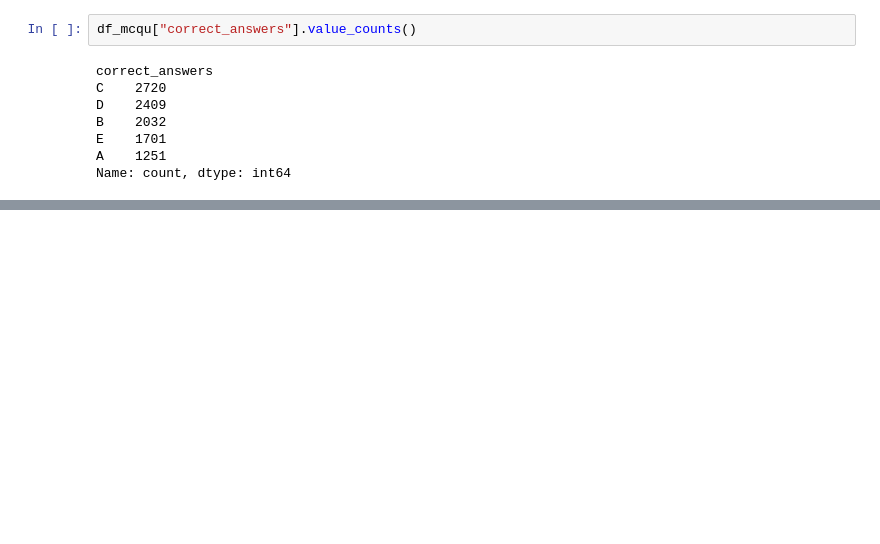
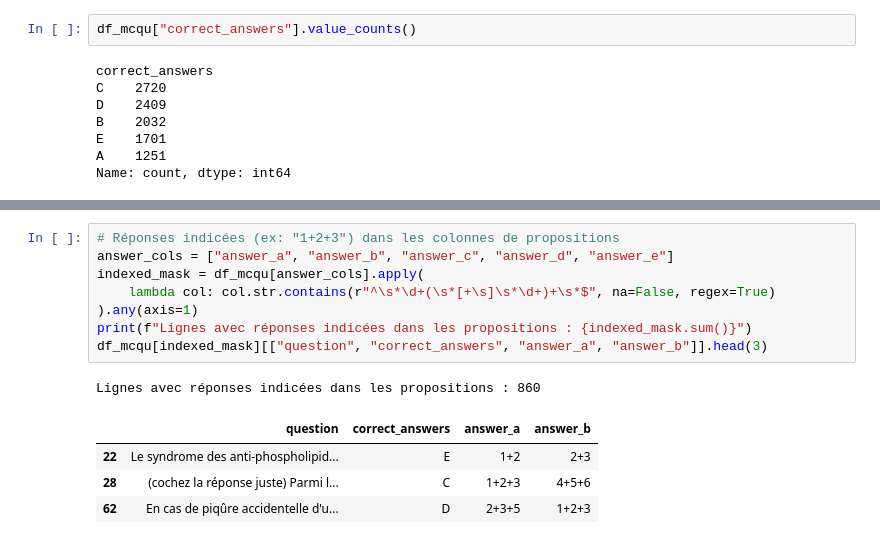
Before and after one commit to RandomFab/medical-triage-llm-finetuning, a Jupyter notebook: notebooks/EDA/mediqal_analysis.ipynb, the cells around one changed output, grey strips where cells are left out. Cells and saved outputs as stored; diff of their text form; blank space fills up the shorter version.

```diff
--- a/notebooks/EDA/mediqal_analysis.ipynb
+++ b/notebooks/EDA/mediqal_analysis.ipynb
@@ -150,0 +177,14 @@ df.head(100)
+# %%
+# Réponses indicées (ex: "1+2+3") dans les colonnes de propositions
+answer_cols = ["answer_a", "answer_b", "answer_c", "answer_d", "answer_e"]
+indexed_mask = df_mcqu[answer_cols].apply(
+    lambda col: col.str.contains(r"^\s*\d+(\s*[+\s]\s*\d+)+\s*$", na=False, regex=True)
+).any(axis=1)
+print(f"Lignes avec réponses indicées dans les propositions : {indexed_mask.sum()}")
+df_mcqu[indexed_mask][["question", "correct_answers", "answer_a", "answer_b"]].head(3)
+# %% [output]
+Lignes avec réponses indicées dans les propositions : 860
+|  | question | correct_answers | answer_a | answer_b |
+| 22 | Le syndrome des anti-phospholipid... | E | 1+2 | 2+3 |
+| 28 | (cochez la réponse juste) Parmi l... | C | 1+2+3 | 4+5+6 |
+| 62 | En cas de piqûre accidentelle d'u... | D | 2+3+5 | 1+2+3 |
```
Also changed, not shown: parts of 35 cells of this notebook, 3 other files.
